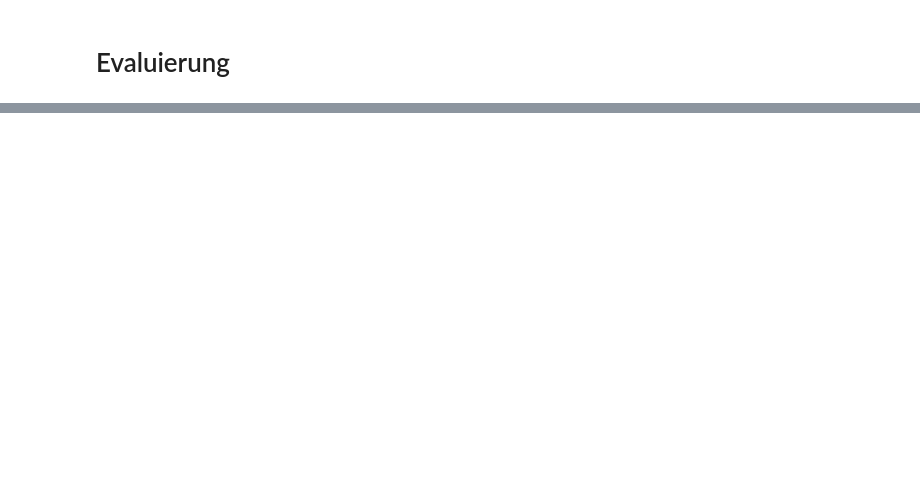
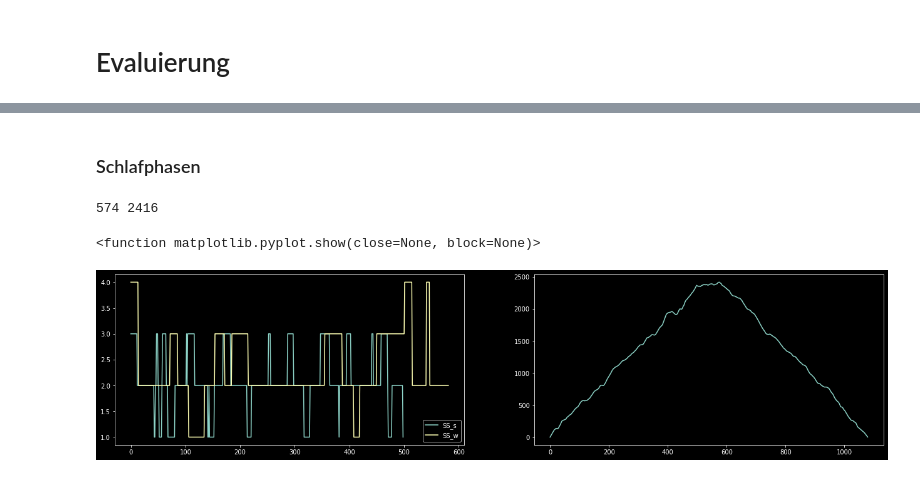
Before and after one commit to markusstraesser/Code, a Jupyter notebook: Evaluation.ipynb, the cells around one changed output, grey strips where cells are left out. Cells and saved outputs as stored; diff of their text form; code cells hidden in the pictures; blank space fills up the shorter version.

```diff
--- a/Evaluation.ipynb
+++ b/Evaluation.ipynb
@@ -25,0 +48,18 @@ plt.show
+# %% [markdown]
+### Schlafphasen
+# %%
+ss_sensor = df_sensor["ss_sensor"].to_list()
+ss_withings = df_withings["ss_withings"].to_list()
+cross_corr = signal.correlate(ss_withings, ss_sensor, "full").tolist()
+plt.subplot(121)
+plt.plot(ss_sensor, label="SS_s")
+plt.plot(ss_withings, label="SS_w")
+plt.legend()
+plt.subplot(122)
+plt.plot(cross_corr)
+print(cross_corr.index(max(cross_corr)), max(cross_corr))
+plt.show
+# %% [output]
+574 2416
+<function matplotlib.pyplot.show(close=None, block=None)>
+[figure, added]
```
Also changed, not shown: parts of 4 cells of this notebook.
